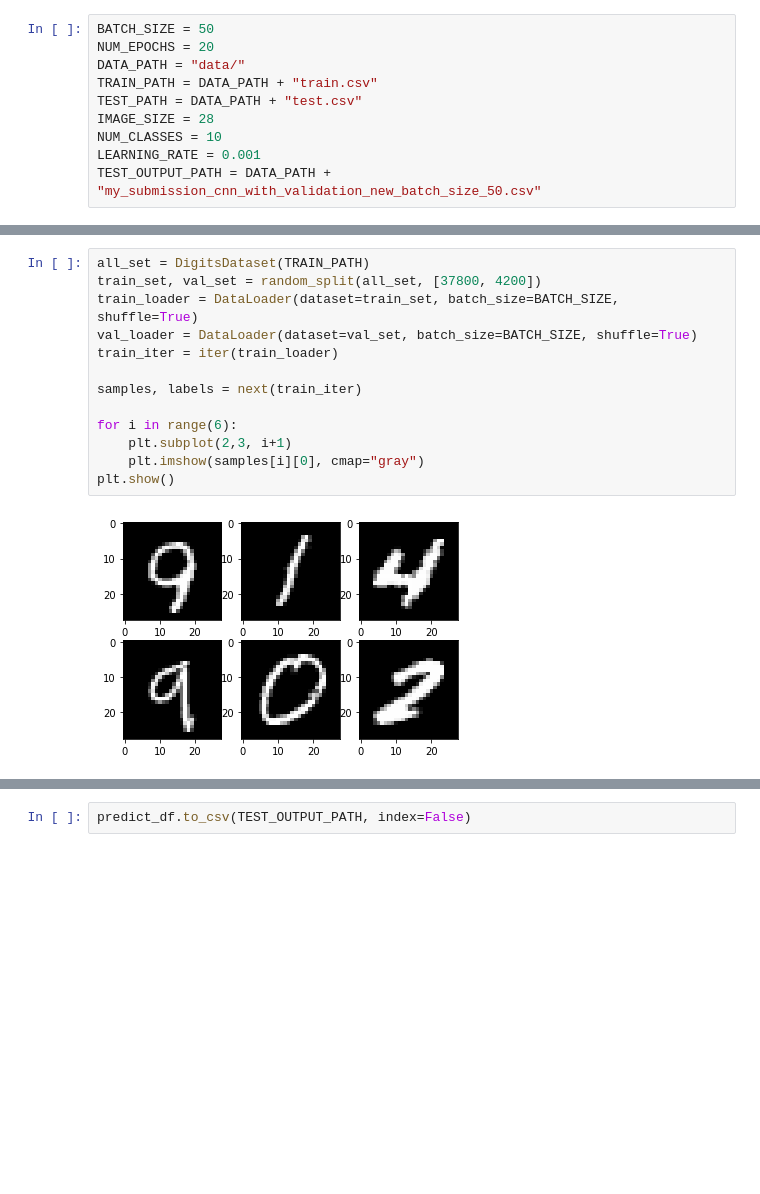
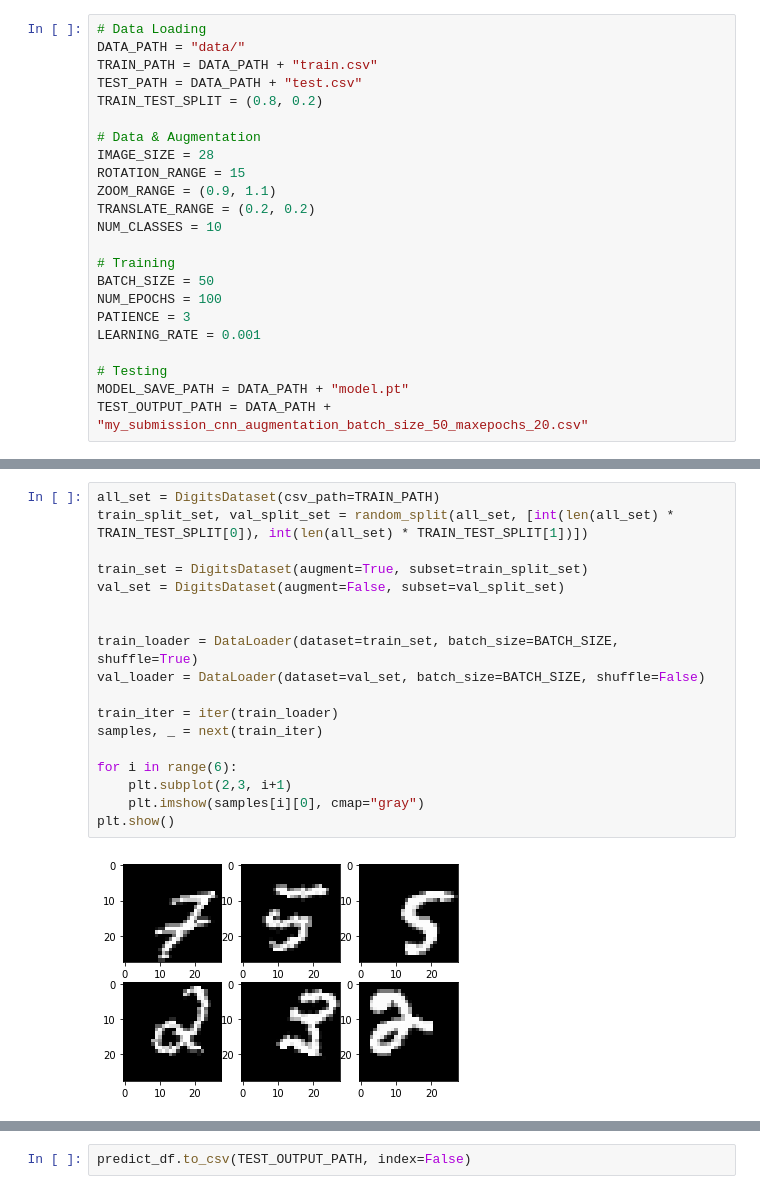
Before and after one commit to mihirbpi/KaggleDigitRecognizer, a Jupyter notebook: kaggledigitrecognizer_cnn.ipynb, the cells around one changed output, grey strips where cells are left out. Cells and saved outputs as stored; diff of their text form; blank space fills up the shorter version.

Commit message:
implement data aaugmentation, patience, and new CNN

```diff
--- a/kaggledigitrecognizer_cnn.ipynb
+++ b/kaggledigitrecognizer_cnn.ipynb
@@ -12,12 +16,25 @@ device = torch.device('cuda' if torch.cuda.is_available() else 'cpu')
 # %%
-BATCH_SIZE = 50
-NUM_EPOCHS = 20
+# Data Loading
 DATA_PATH = "data/"
 TRAIN_PATH = DATA_PATH + "train.csv"
 TEST_PATH = DATA_PATH + "test.csv"
+TRAIN_TEST_SPLIT = (0.8, 0.2)
+
+# Data & Augmentation
 IMAGE_SIZE = 28
+ROTATION_RANGE = 15
+ZOOM_RANGE = (0.9, 1.1)
+TRANSLATE_RANGE = (0.2, 0.2)
 NUM_CLASSES = 10
+
+# Training
+BATCH_SIZE = 50
+NUM_EPOCHS = 100
+PATIENCE = 3
 LEARNING_RATE = 0.001
-TEST_OUTPUT_PATH = DATA_PATH + "my_submission_cnn_with_validation_new_batch_size_50.csv"
+
+# Testing
+MODEL_SAVE_PATH = DATA_PATH + "model.pt"
+TEST_OUTPUT_PATH = DATA_PATH + "my_submission_cnn_augmentation_batch_size_50_maxepochs_20.csv"
 # %%
 class DigitsDataset(Dataset):
@@ -55,18 +96,23 @@ class ConvNeuralNet(nn.Module):
         out = self.fc2(out) # 1 x 10
         return out
 # %%
-all_set = DigitsDataset(TRAIN_PATH)
-train_set, val_set = random_split(all_set, [37800, 4200])
+all_set = DigitsDataset(csv_path=TRAIN_PATH)
+train_split_set, val_split_set = random_split(all_set, [int(len(all_set) * TRAIN_TEST_SPLIT[0]), int(len(all_set) * TRAIN_TEST_SPLIT[1])])
+
+train_set = DigitsDataset(augment=True, subset=train_split_set)
+val_set = DigitsDataset(augment=False, subset=val_split_set)
+
+
 train_loader = DataLoader(dataset=train_set, batch_size=BATCH_SIZE, shuffle=True)
-val_loader = DataLoader(dataset=val_set, batch_size=BATCH_SIZE, shuffle=True)
+val_loader = DataLoader(dataset=val_set, batch_size=BATCH_SIZE, shuffle=False)
+
 train_iter = iter(train_loader)
-
-samples, labels = next(train_iter)
+samples, _ = next(train_iter)
 
 for i in range(6):
     plt.subplot(2,3, i+1)
     plt.imshow(samples[i][0], cmap="gray")
 plt.show()
 # %% [output]
-[figure, old version]
+[figure, new version]
 # %%
```
Also changed, not shown: parts of 7 cells of this notebook.
